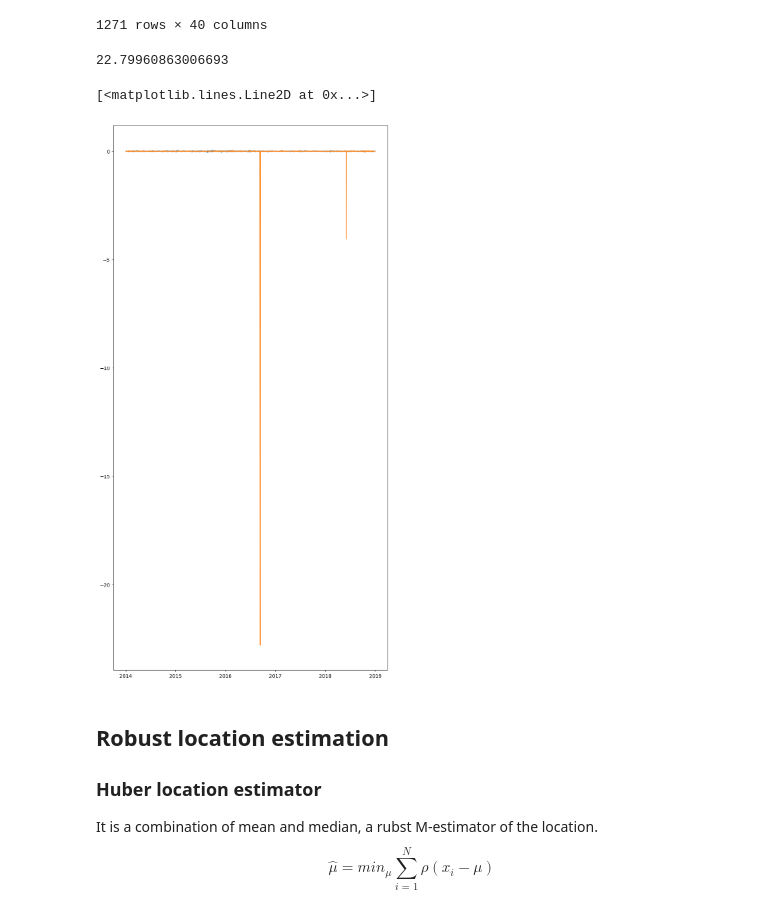
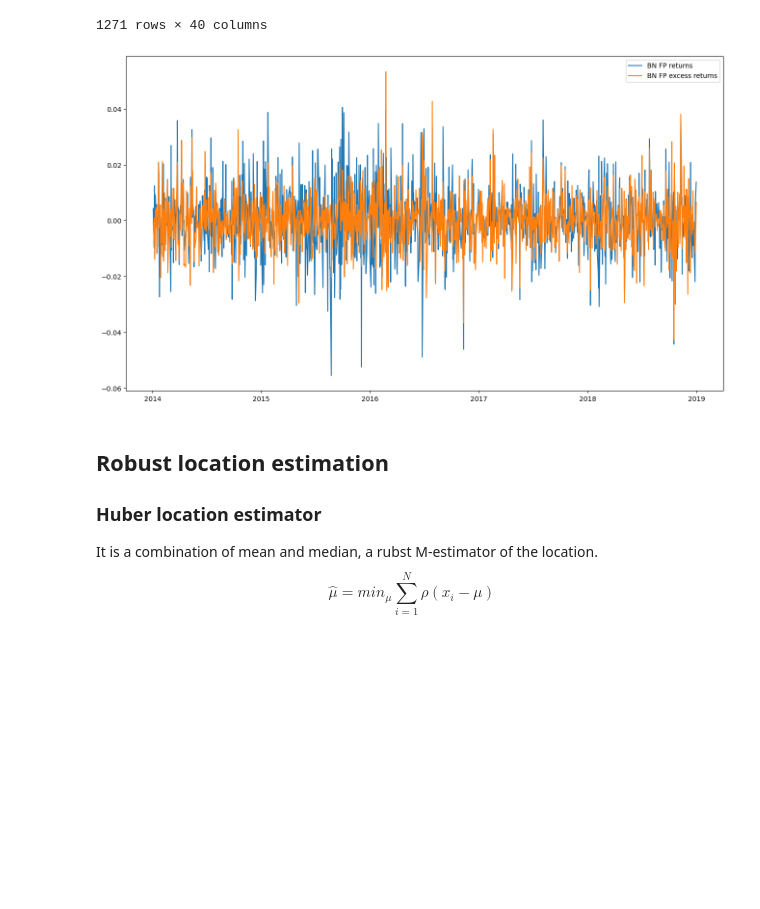
Before and after one commit to tommasograndi/portfolio-opt-with-BiLSTM-stock-preselection, a Jupyter notebook: datapreprocessing.ipynb, the cells around one changed output. Cells and saved outputs as stored; diff of their text form; code cells hidden in the pictures; blank space fills up the shorter version.

```diff
--- a/datapreprocessing.ipynb
+++ b/datapreprocessing.ipynb
@@ -307,7 +310,7 @@ close_price.head()
 # Select only the period 2014-2019; fill nas with 0s and drop day of week column
 # In this way we calculate returns for ALL THE STOCKS that have been part of the index
 
-temp = close_price.loc[dates].fillna(0.000000001).drop(['Day_of_week'], axis=1)
+temp = close_price.loc[dates].drop(['Day_of_week'], axis=1)
 close_price_returns = np.log(temp/temp.shift(1))
 close_price_returns.head()
 # %% [output]
@@ -320 +323,4 @@ close_price_returns.head()
 5 rows × 90 columns
+# %%
+close_price_returns.fillna(0., inplace=True)
+close_price_returns.head()
@@ -321,5 +335,7 @@ close_price_returns.head()
 # %%
-close_price_returns.dropna(inplace=True)
+# drop first row (missing observations)
+
+close_price_returns.drop('2014-01-02', inplace=True)
 close_price_returns.head()
 # %% [output]
 |  | URW NA Equity | LINU GY Equity | LIN GY Equity | UN01 GY Equity | OSR GY Equity | AMS SQ Equity | ... |
@@ -412,15 +426,11 @@ exc_returns
-# %%
-SX5E_returns.max()
-# %% [output]
-22.79960863006693
 # %%
 # test
-plt.figure(figsize=(10, 20))
-plt.plot(returns['BN FP Equity'])
-plt.plot(exc_returns['BN FP Equity'])
+plt.figure(figsize=(16, 9))
+plt.plot(returns['BN FP Equity'], label='BN FP returns')
+plt.plot(exc_returns['BN FP Equity'], label='BN FP excess returns')
+plt.legend();
 # %% [output]
-[<matplotlib.lines.Line2D at 0x...>]
-[figure, old version]
+[figure, new version]
 # %% [markdown]
 ## Robust location estimation
 ### Huber location estimator
```
Also changed, not shown: parts of 7 cells of this notebook, 3 other files.
